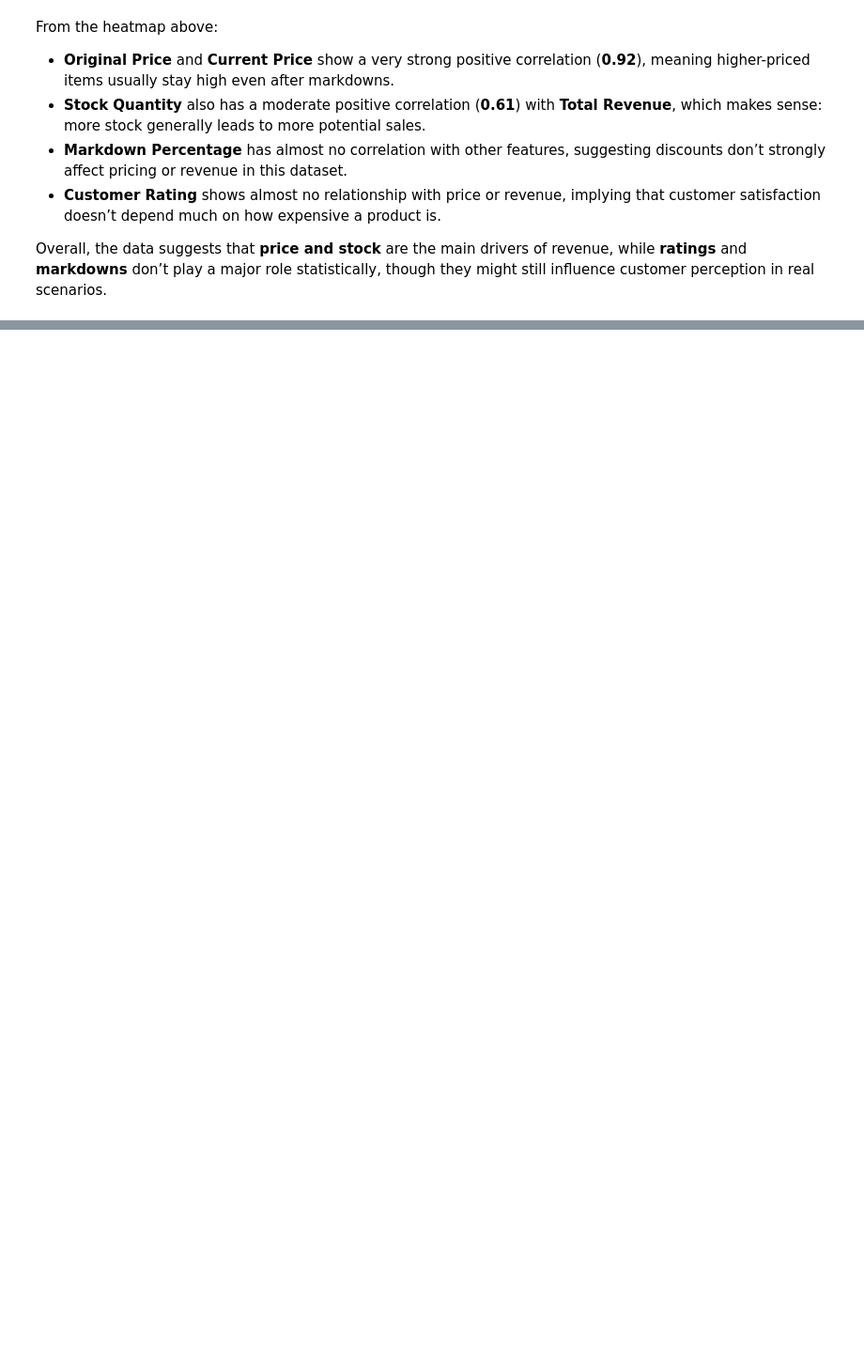
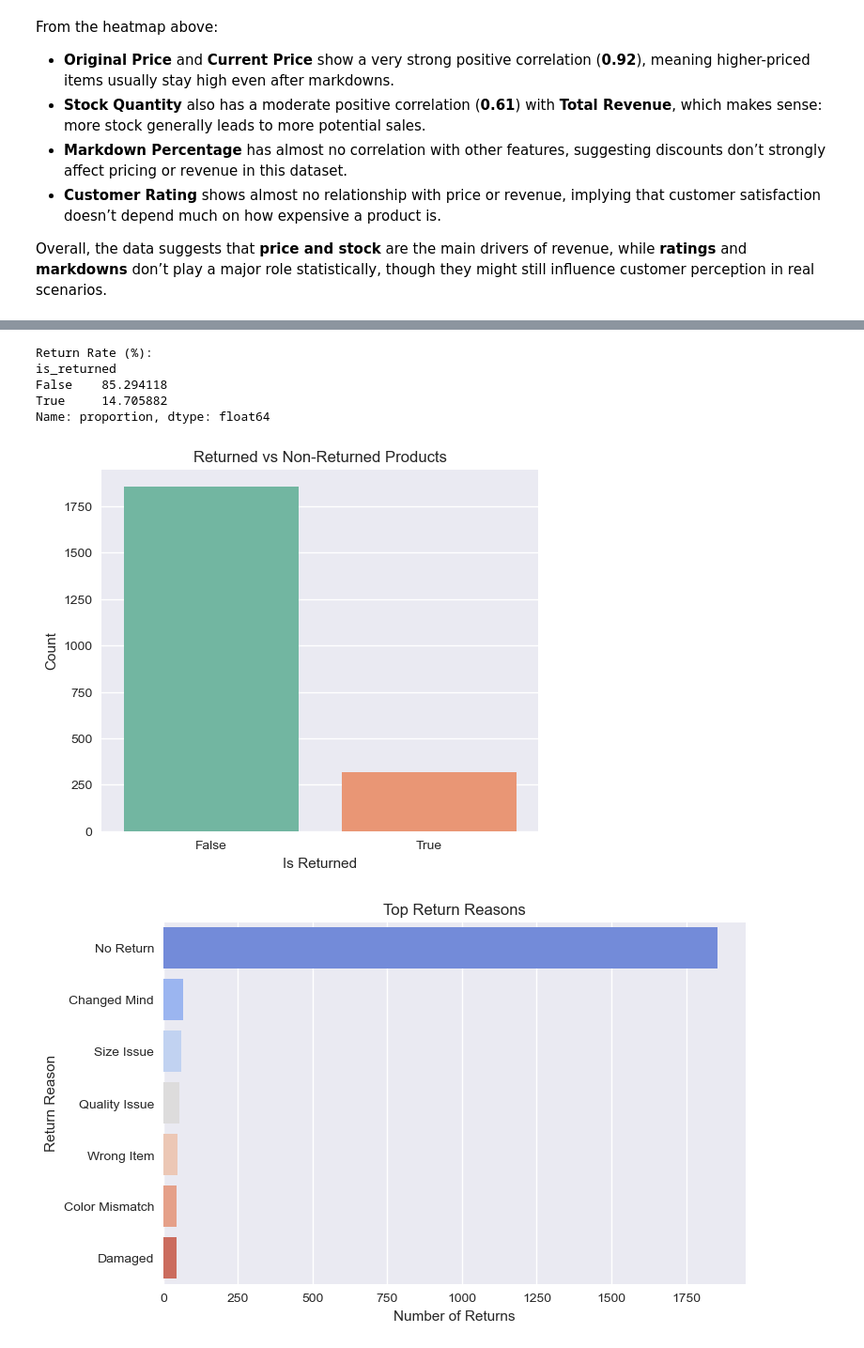
Before and after one commit to Babraakinyi/Apparel-Sales-Forecasting, a Jupyter notebook: notebook/Apparel Sales Forecasting.ipynb, the cells around one changed output, grey strips where cells are left out. Shown at 94% size. Saved outputs shown, nothing was run; the diff lists cells and outputs as text; code cells hidden in the pictures; blank space fills up the shorter version.

```diff
--- a/notebook/Apparel Sales Forecasting.ipynb
+++ b/notebook/Apparel Sales Forecasting.ipynb
@@ -409,0 +450,31 @@ Overall, the data suggests that **price and stock** are the main drivers of reve
+# %%
+# Percentage of returned products
+return_rate = df['is_returned'].value_counts(normalize=True) * 100
+print("Return Rate (%):")
+print(return_rate)
+
+# Visualization of return rate
+plt.figure(figsize=(6,5))
+sns.countplot(x='is_returned', data=df, palette='Set2')
+plt.title('Returned vs Non-Returned Products')
+plt.xlabel('Is Returned')
+plt.ylabel('Count')
+plt.show()
+
+# Common return reasons
+return_reasons = df['return_reason'].value_counts().head(10)
+
+plt.figure(figsize=(8,5))
+sns.barplot(x=return_reasons.values, y=return_reasons.index, palette='coolwarm')
+plt.title('Top Return Reasons')
+plt.xlabel('Number of Returns')
+plt.ylabel('Return Reason')
+plt.show()
+# %% [output]
+Return Rate (%):
+is_returned
+False    85.294118
+True     14.705882
+Name: proportion, dtype: float64
+[figure, added]
+[figure, added]
```
Also changed, not shown: parts of 17 cells of this notebook, 1 other file.
